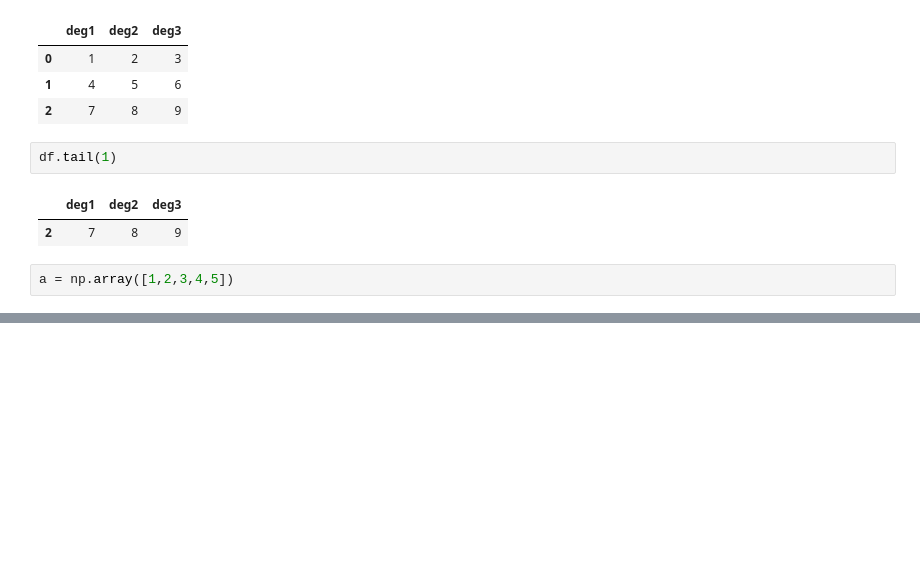
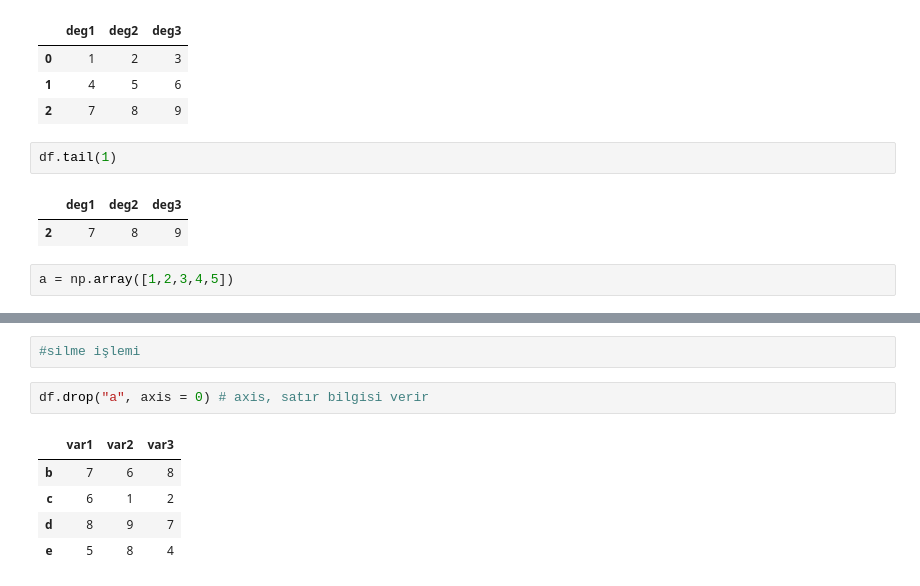
Before and after one commit to tahaasann/Data-Science-Course, a Jupyter notebook: veri_manipulasyonu.ipynb, the cells around one changed output, grey strips where cells are left out. Saved outputs shown, nothing was run; the diff lists cells and outputs as text; blank space fills up the shorter version.

```diff
--- a/veri_manipulasyonu.ipynb
+++ b/veri_manipulasyonu.ipynb
@@ -1208,0 +1272,10 @@ pd.DataFrame(a, columns =)
+# %%
+#silme işlemi
+# %%
+df.drop("a", axis = 0) # axis, satır bilgisi verir
+# %% [output]
+|  | var1 | var2 | var3 |
+| b | 7 | 6 | 8 |
+| c | 6 | 1 | 2 |
+| d | 8 | 9 | 7 |
+| e | 5 | 8 | 4 |
```
Also changed, not shown: parts of 33 cells of this notebook.
